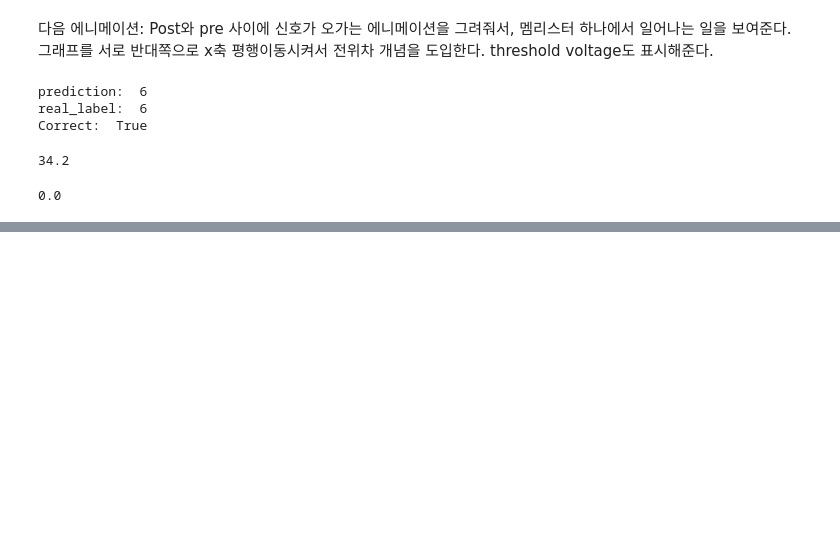
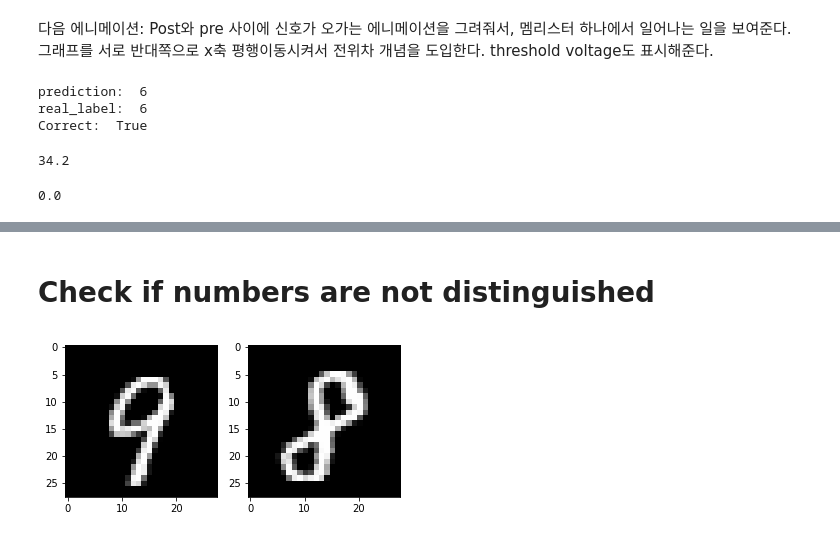
Before and after one commit to BJohn-dev/Memristor_learning_model, a Jupyter notebook: development/Memristor_mapping_new.ipynb, the cells around one changed output, grey strips where cells are left out. Drawn from its saved outputs; the diff is of its cells as text; code cells hidden in the pictures; blank space fills up the shorter version.

```diff
--- a/development/Memristor_mapping_new.ipynb
+++ b/development/Memristor_mapping_new.ipynb
@@ -367,0 +404,15 @@ print(same/500)
+# %% [markdown]
+# Check if numbers are not distinguished
+# %%
+a = input_images[18]
+b = input_images[5]
+
+im_a = np.reshape(a, [28,28])
+im_b = np.reshape(b, [28,28])
+ax1 = plt.subplot(1,2,1)
+ax1.imshow(im_a, cmap='gray')
+ax2 = plt.subplot(1,2,2)
+ax2.imshow(im_b, cmap='gray')
+plt.show()
+# %% [output]
+[figure, added]
```
Also changed, not shown: parts of 27 cells of this notebook.
